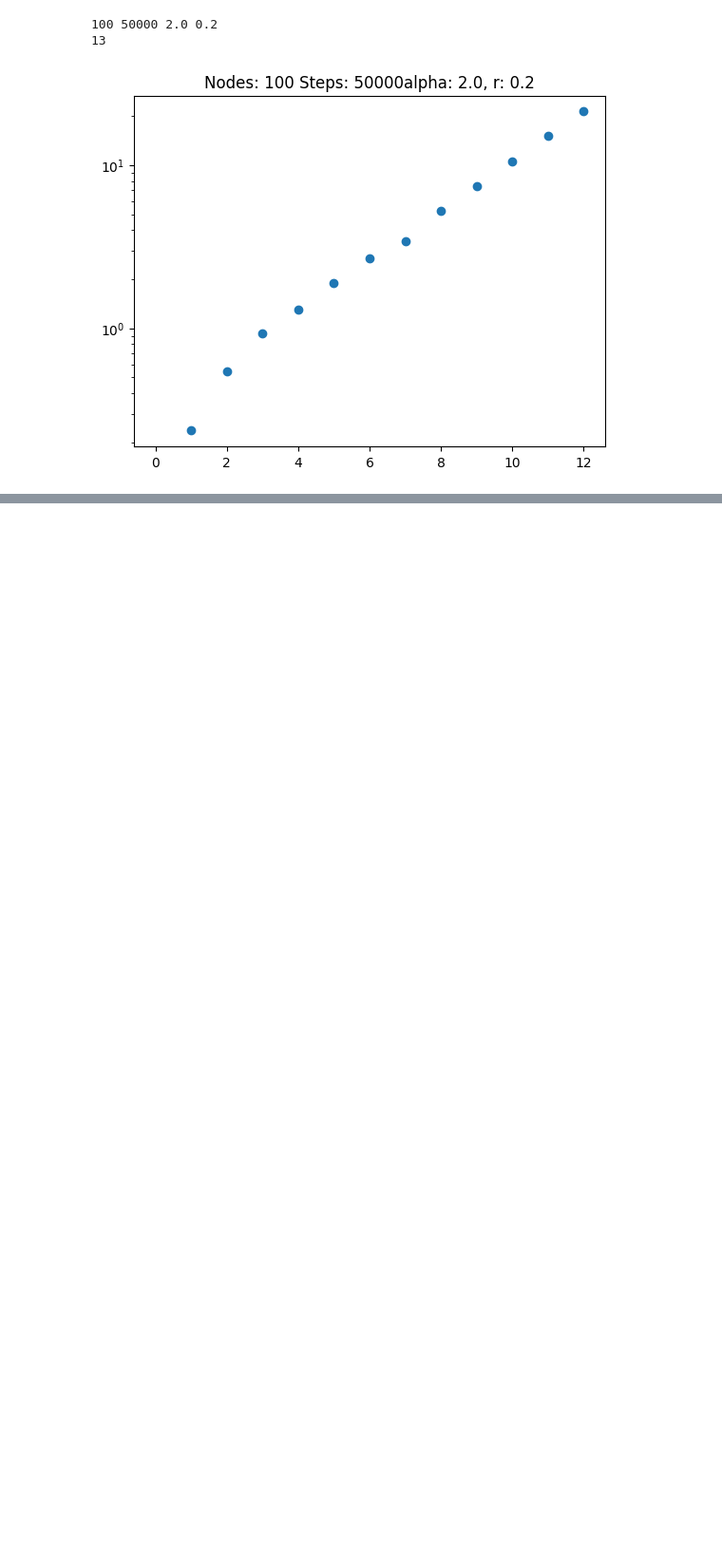
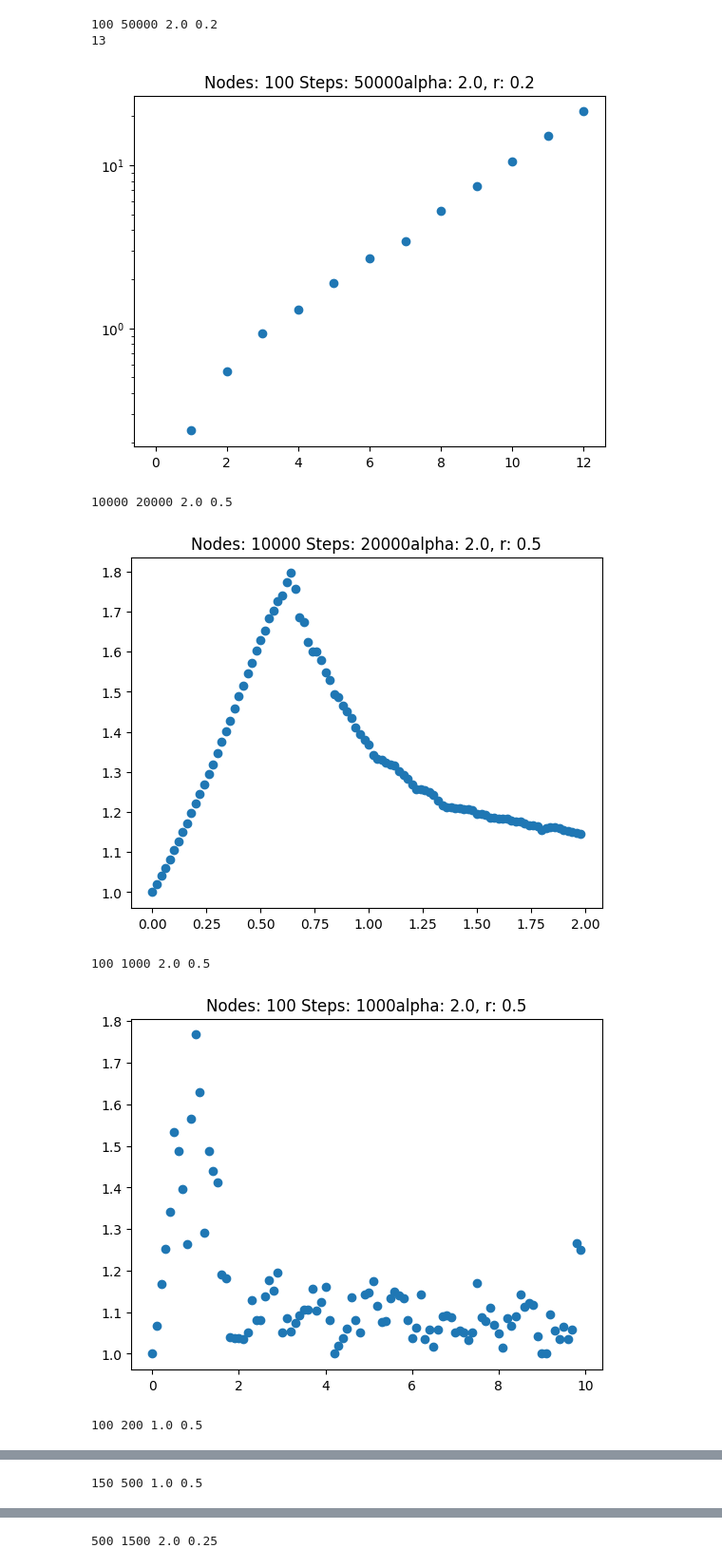
Before and after one commit to jamipouchi/TFG, a Jupyter notebook: paper_reproduction/plotting.ipynb, the cells around one changed output, grey strips where cells are left out. Shown at 95% size. Cells and saved outputs as stored; diff of their text form; code cells hidden in the pictures; blank space fills up the shorter version.

```diff
--- a/paper_reproduction/plotting.ipynb
+++ b/paper_reproduction/plotting.ipynb
@@ -444,0 +454,36 @@ for prefix, file_list in files.items():
+# %%
+def plot_avg_size_of_small_component(prefix: str, file_list: List[str]) -> None:
+    num_nodes, num_steps, alpha, r = process_prefix(prefix)
+    print(num_nodes, num_steps, alpha, r)
+
+    min_step: float = 1
+    avg_small_sizes = np.zeros(num_steps)
+    for file in file_list:
+        with open(file) as f:
+            next(f)
+            lines = f.readlines()
+            for step, line in enumerate(lines):
+                sizes = np.fromstring(line, dtype=float, sep=" ")
+                val = ((np.sum(sizes) - np.max(sizes)) / (np.size(sizes) - 1))
+                avg_small_sizes[step] += val
+    avg_small_sizes /= len(file_list)
+    with open(file_list[0]) as f:
+        min_step = float(f.readline().strip("\n"))
+
+
+
+    x_values = np.arange(num_steps) * min_step / (float(num_nodes))
+    skip_size: int = num_steps // 100
+    plt.title("Nodes: " + str(num_nodes) + " Steps: " + str(num_steps) + "alpha: " + str(alpha) + ", r: " + str(r))
+    plt.errorbar(x_values[::skip_size], avg_small_sizes[::skip_size], fmt="o")
+    plt.show()
+# %%
+files = get_simulation_files()[3]
+for prefix, file_list in files.items():
+    plot_avg_size_of_small_component(prefix=prefix, file_list=file_list)
+# %% [output]
+10000 20000 2.0 0.5
+[figure, added]
+100 1000 2.0 0.5
+[figure, added]
+100 200 1.0 0.5
@@ -444,0 +491 @@ for prefix, file_list in files.items():
+150 500 1.0 0.5
@@ -444,0 +493 @@ for prefix, file_list in files.items():
+500 1500 2.0 0.25
```
Also changed, not shown: parts of 7 cells of this notebook, 2 other files.
